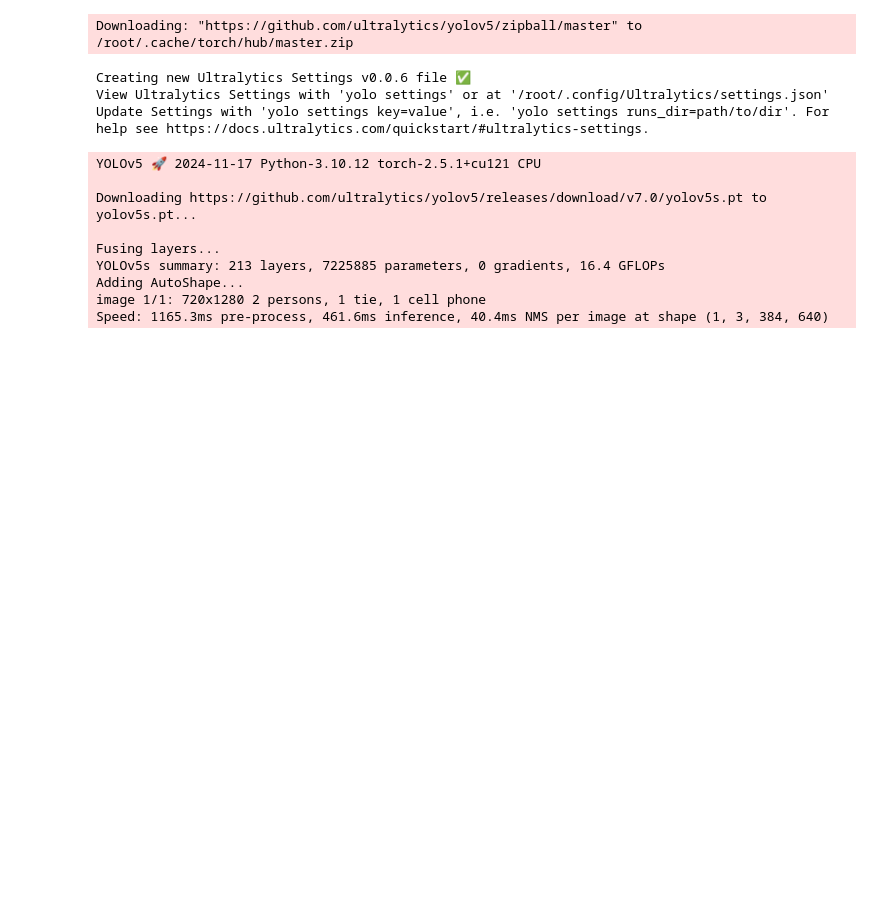
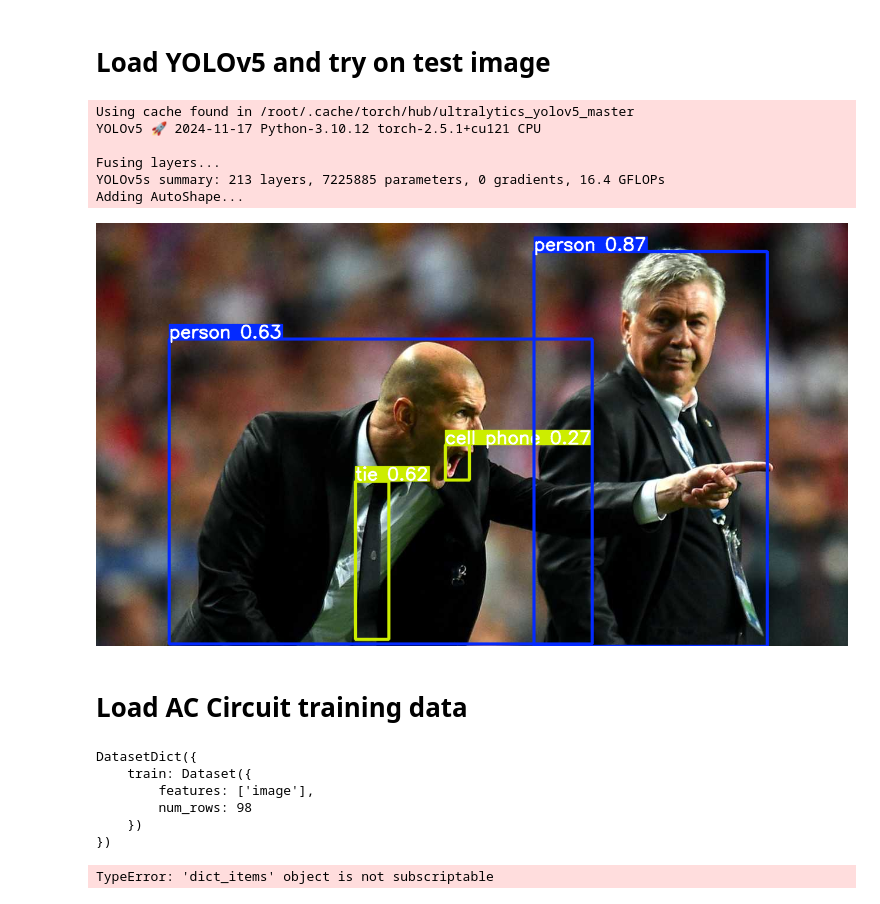
Before and after one commit to pj0620/google-colab-notebooks, a Jupyter notebook: photocircuit_v2.ipynb, the cells around one changed output. Drawn from its saved outputs; the diff is of its cells as text; code cells hidden in the pictures; blank space fills up the shorter version.

```diff
--- a/photocircuit_v2.ipynb
+++ b/photocircuit_v2.ipynb
@@ -5,28 +24,51 @@
+# %% [markdown]
+# Load YOLOv5 and try on test image
 # %%
 import torch
+import matplotlib.pyplot as plt
 
 # Model
 model = torch.hub.load("ultralytics/yolov5", "yolov5s")  # or yolov5n - yolov5x6, custom
 
 # Images
-img = "https://ultralytics.com/images/zidane.jpg"  # or file, Path, PIL, OpenCV, numpy, list
+img = "https://ultralytics.com/images/zidane.jpg"  # URL to the image
 
 # Inference
 results = model(img)
 
-# Results
-results.show()  # or .show(), .save(), .crop(), .pandas(), etc.
+# Render results on the image and retrieve the image
+img_with_boxes = results.show()
+
+# # Display the image with bounding boxes
+# plt.figure(figsize=(10, 10))
+# plt.imshow(img_with_boxes)
+# plt.axis("off")
+# plt.show()
 # %% [output]
-Downloading: "https://github.com/ultralytics/yolov5/zipball/master" to /root/.cache/torch/hub/master.zip
+Using cache found in /root/.cache/torch/hub/ultralytics_yolov5_master
+YOLOv5 🚀 2024-11-17 Python-3.10.12 torch-2.5.1+cu121 CPU
+
+Fusing layers...
+YOLOv5s summary: 213 layers, 7225885 parameters, 0 gradients, 16.4 GFLOPs
+Adding AutoShape...
-Creating new Ultralytics Settings v0.0.6 file ✅
-View Ultralytics Settings with 'yolo settings' or at '/root/.config/Ultralytics/settings.json'
-Update Settings with 'yolo settings key=value', i.e. 'yolo settings runs_dir=path/to/dir'. For help see https://docs.ultralytics.com/quickstart/#ultralytics-settings.
-YOLOv5 🚀 2024-11-17 Python-3.10.12 torch-2.5.1+cu121 CPU
-
-Downloading https://github.com/ultralytics/yolov5/releases/download/v7.0/yolov5s.pt to yolov5s.pt...
-
-Fusing layers...
-YOLOv5s summary: 213 layers, 7225885 parameters, 0 gradients, 16.4 GFLOPs
-Adding AutoShape...
-image 1/1: 720x1280 2 persons, 1 tie, 1 cell phone
-Speed: 1165.3ms pre-process, 461.6ms inference, 40.4ms NMS per image at shape (1, 3, 384, 640)
+[figure, added]
+# %% [markdown]
+# Load AC Circuit training data
+# %%
+from datasets import load_dataset
+from datasets import load_dataset_builder
+ds_builder = load_dataset_builder("dostoevskyIdiot/phasor-ac-circuits")
+ds = load_dataset("dostoevskyIdiot/phasor-ac-circuits")
+
+ds
+# %% [output]
+DatasetDict({
+    train: Dataset({
+        features: ['image'],
+        num_rows: 98
+    })
+})
+# %%
+ds.items()[0]
+# %% [output]
+TypeError: 'dict_items' object is not subscriptable
```
Also changed, not shown: parts of 1 cell of this notebook.
